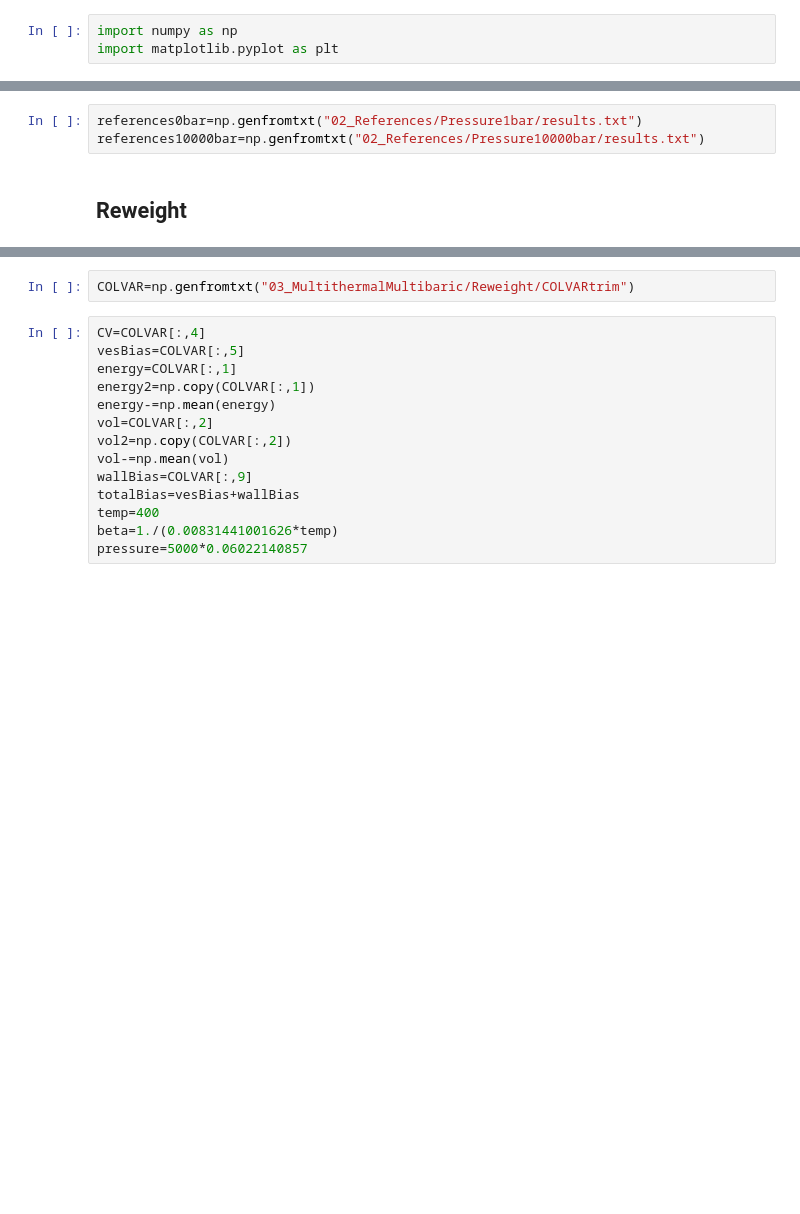
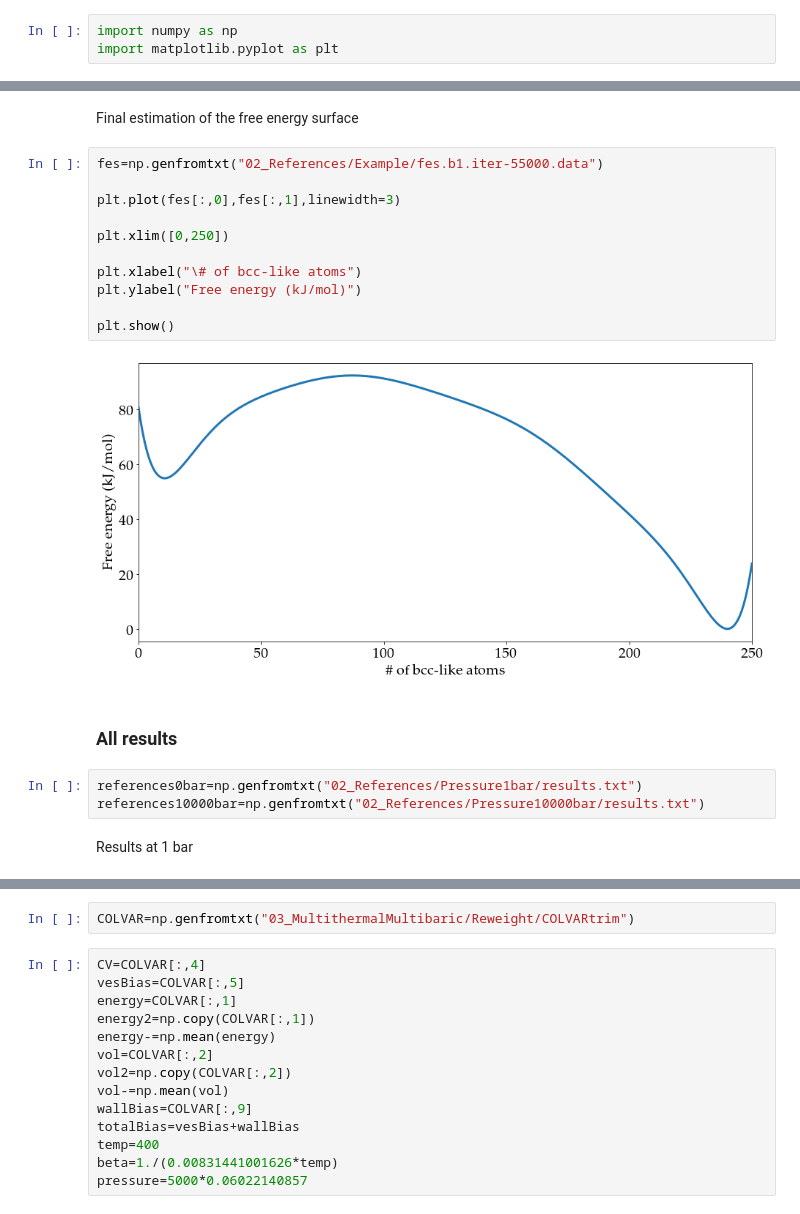
Before and after one commit to PabloPiaggi/JCP-2019, a Jupyter notebook: Na/Analysis.ipynb, the cells around one changed output, grey strips where cells are left out. Saved outputs shown, nothing was run; the diff lists cells and outputs as text; blank space fills up the shorter version.

```diff
--- a/Na/Analysis.ipynb
+++ b/Na/Analysis.ipynb
@@ -130,5 +95,22 @@ cm_fessa2 = LinearSegmentedColormap.from_list("fessa", [paletteFessa[1],hex_to_r
+# %% [markdown]
+Final estimation of the free energy surface
+# %%
+fes=np.genfromtxt("02_References/Example/fes.b1.iter-55000.data")
+
+plt.plot(fes[:,0],fes[:,1],linewidth=3)
+
+plt.xlim([0,250])
+
+plt.xlabel("\# of bcc-like atoms")
+plt.ylabel("Free energy (kJ/mol)")
+
+plt.show()
+# %% [output]
+[figure, added]
+# %% [markdown]
+### All results
 # %%
 references0bar=np.genfromtxt("02_References/Pressure1bar/results.txt")
 references10000bar=np.genfromtxt("02_References/Pressure10000bar/results.txt")
-# %% [markdown]
-## Reweight
+# %% [markdown]
+Results at 1 bar
```
Also changed, not shown: parts of 30 cells of this notebook.
